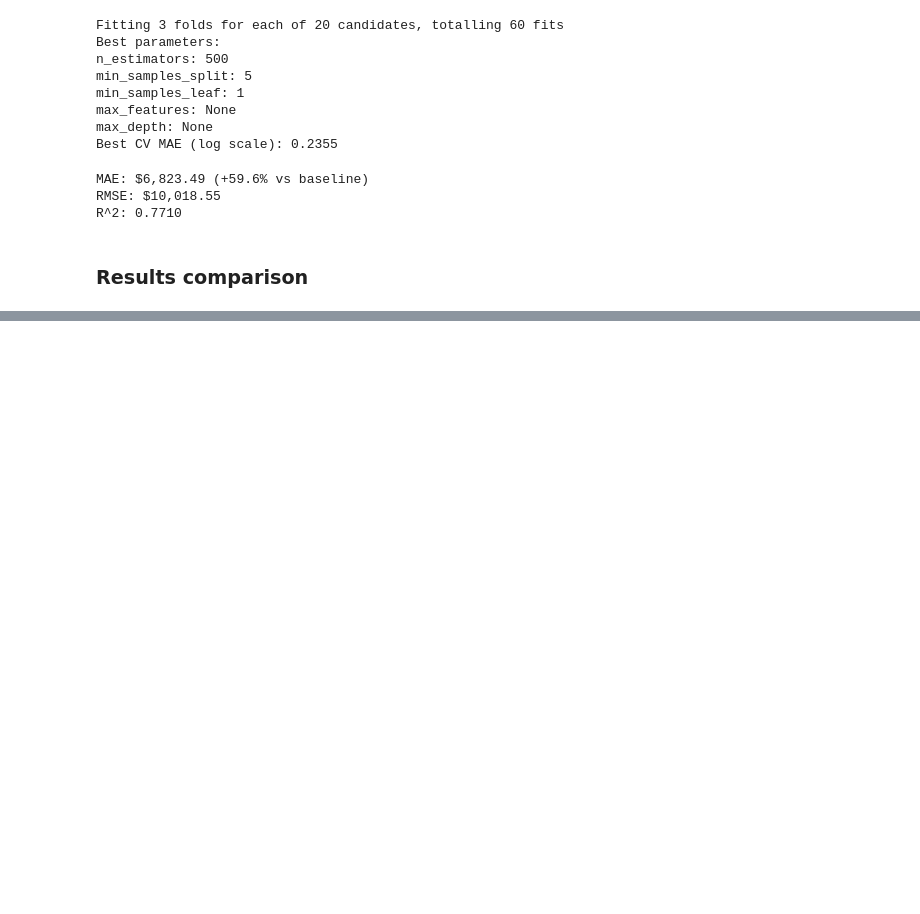
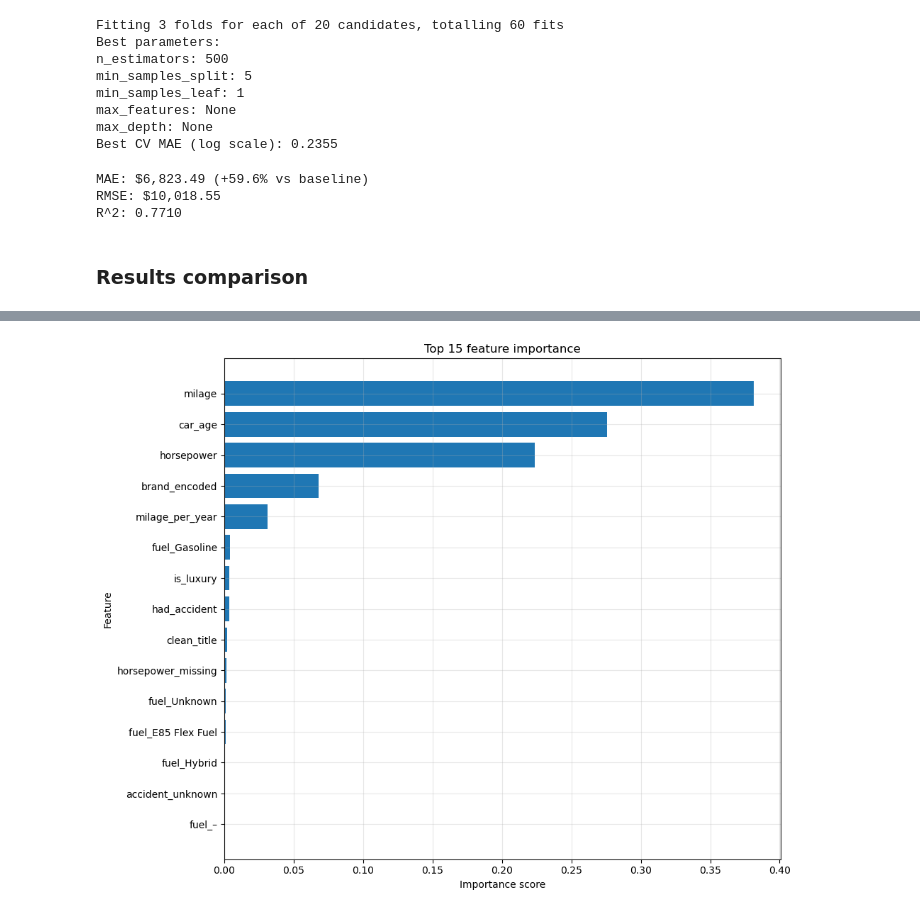
Before and after one commit to Kaskra13/used_car_price_prediction, a Jupyter notebook: used_car_price_prediction.ipynb, the cells around one changed output, grey strips where cells are left out. Saved outputs shown, nothing was run; the diff lists cells and outputs as text; code cells hidden in the pictures; blank space fills up the shorter version.

Commit message:
add: feature importance

```diff
--- a/used_car_price_prediction.ipynb
+++ b/used_car_price_prediction.ipynb
@@ -323,0 +326,6 @@ MAE improved by 59.6% over baseline
+# %%
+fi = pd.DataFrame({'Feature': features, 'Importance': rf_random.best_estimator_.feature_importances_
+}).sort_values('Importance', ascending=False)
+
+print(f"{fi.to_string(index=False)}")
+print(f"\nTop 3 features account for {fi.head(3)['Importance'].sum()*100:.1f}% of model decisions")
@@ -323,0 +353,13 @@ MAE improved by 59.6% over baseline
+# %%
+plt.figure(figsize=(10, 8))
+top_n = min(15, len(fi))
+plt.barh(fi.head(top_n)['Feature'], fi.head(top_n)['Importance'])
+plt.xlabel('Importance score')
+plt.ylabel('Feature')
+plt.title(f'Top {top_n} feature importance')
+plt.gca().invert_yaxis()
+plt.grid(alpha=0.3)
+plt.tight_layout()
+plt.show()
+# %% [output]
+[figure, added]
```
Also changed, not shown: parts of 3 cells of this notebook.
